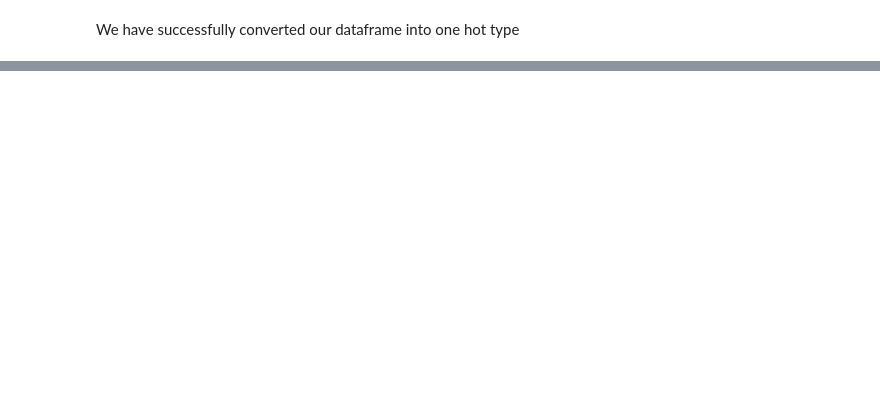
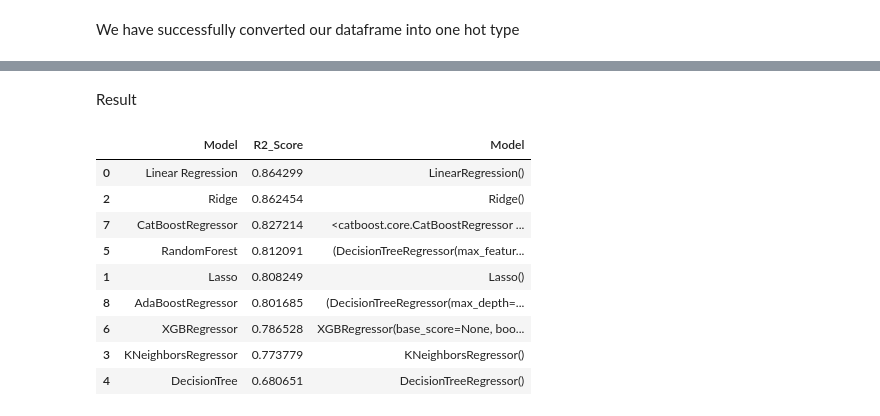
Before and after one commit to Rajadurai-CSE/End-to-End-Ml-project, a Jupyter notebook: notebook/model.ipynb, the cells around one changed output, grey strips where cells are left out. Drawn from its saved outputs; the diff is of its cells as text; code cells hidden in the pictures; blank space fills up the shorter version.

```diff
--- a/notebook/model.ipynb
+++ b/notebook/model.ipynb
@@ -63,8 +83,4 @@ df
 # %% [markdown]
 We have successfully converted our dataframe into one hot type
-# %%
-target = pd.DataFrame(target,columns=['avg_score'])
-target[target['avg_score']<50] = 1
-target[target['avg_score']>=50] = 0
 # %%
 from sklearn.model_selection import train_test_split
@@ -178,0 +173,16 @@ sum_/c
+# %% [markdown]
+Result
+# %%
+result = pd.DataFrame(list(zip(model_list_name,r2_list,model_)),columns = ['Model','R2_Score','Model']).sort_values(by='R2_Score',ascending=False)
+result
+# %% [output]
+|  | Model | R2_Score | Model |
+| 0 | Linear Regression | 0.864299 | LinearRegression() |
+| 2 | Ridge | 0.862454 | Ridge() |
+| 7 | CatBoostRegressor | 0.827214 | <catboost.core.CatBoostRegressor ... |
+| 5 | RandomForest | 0.812091 | (DecisionTreeRegressor(max_featur... |
+| 1 | Lasso | 0.808249 | Lasso() |
+| 8 | AdaBoostRegressor | 0.801685 | (DecisionTreeRegressor(max_depth=... |
+| 6 | XGBRegressor | 0.786528 | XGBRegressor(base_score=None, boo... |
+| 3 | KNeighborsRegressor | 0.773779 | KNeighborsRegressor() |
+| 4 | DecisionTree | 0.680651 | DecisionTreeRegressor() |
```
Also changed, not shown: parts of 38 cells of this notebook, 24 other files.
